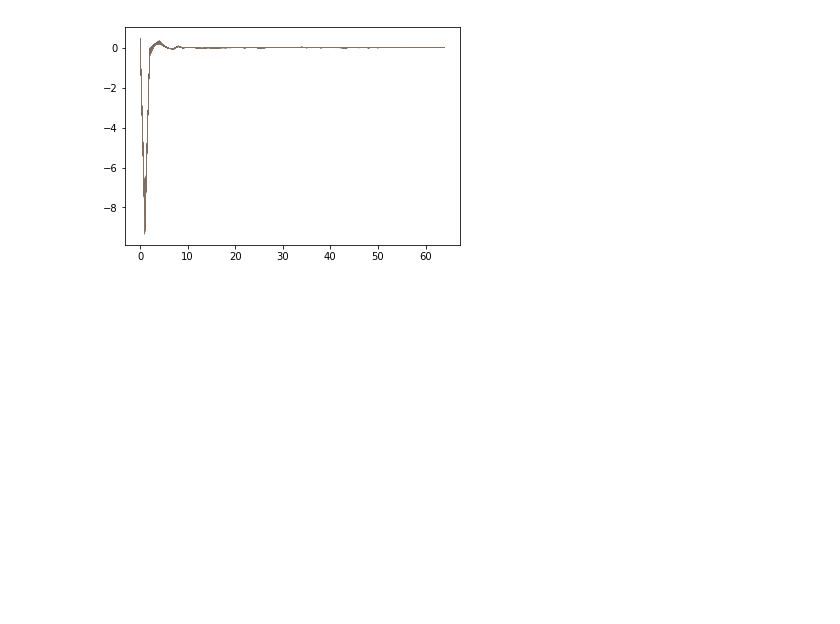
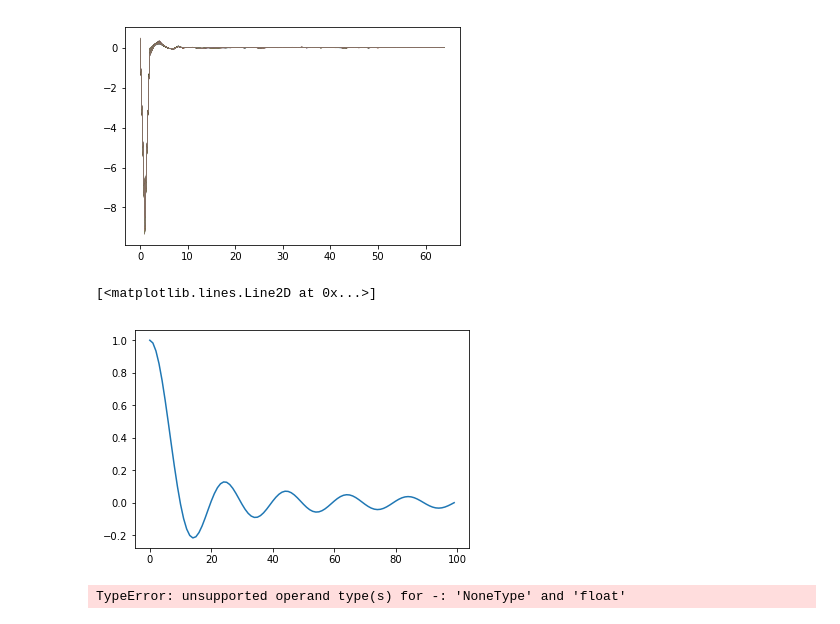
Before and after one commit to sdat2/optics, a Jupyter notebook: notebooks/exploratory/look_at_eyes.ipynb, the cells around one changed output. Saved outputs shown, nothing was run; the diff lists cells and outputs as text; code cells hidden in the pictures; blank space fills up the shorter version.

```diff
--- a/notebooks/exploratory/look_at_eyes.ipynb
+++ b/notebooks/exploratory/look_at_eyes.ipynb
@@ -14,3 +16,10 @@ plt.plot(array.T, linewidth=0.05)
 plt.show()
 # %% [output]
 [figure]
+# %%
+x = np.linspace(0, 10, num=100)
+
+plt.plot(np.sinc(x))
+# %% [output]
+[<matplotlib.lines.Line2D at 0x...>]
+[figure, added]
@@ -16,0 +32,5 @@ plt.show()
+# %%
+popt, pcov = curve_fit(_opt_func, range(len(array[3, :])), np.mean(array[:, :], axis=0))
+perr = np.sqrt(np.diag(pcov))
+# %% [output]
+TypeError: unsupported operand type(s) for -: 'NoneType' and 'float'
```
Also changed, not shown: parts of 16 cells of this notebook, 3 other files.
